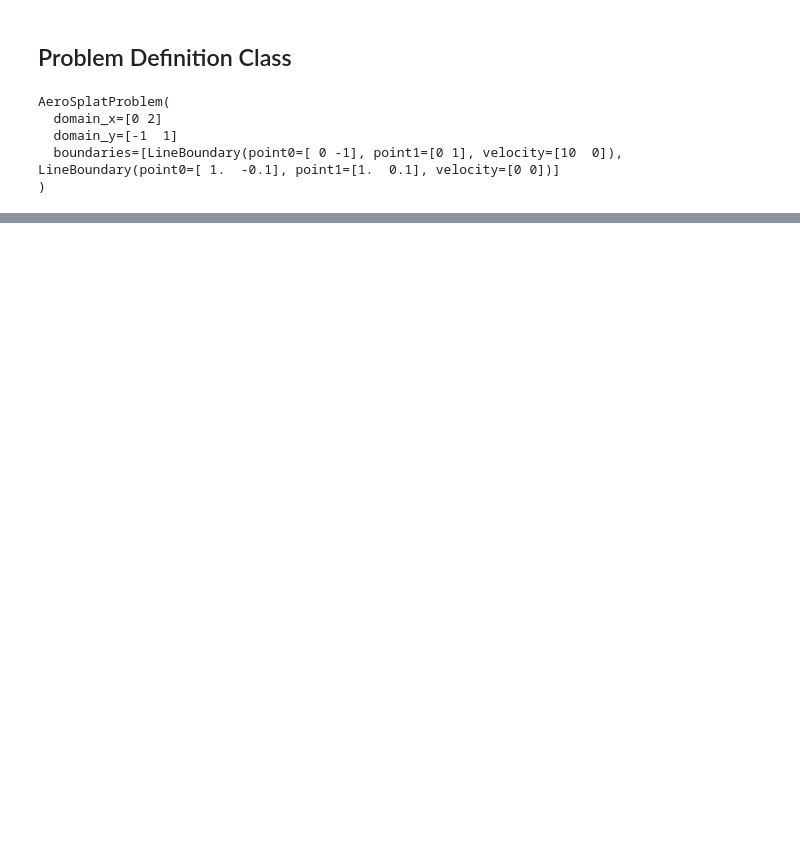
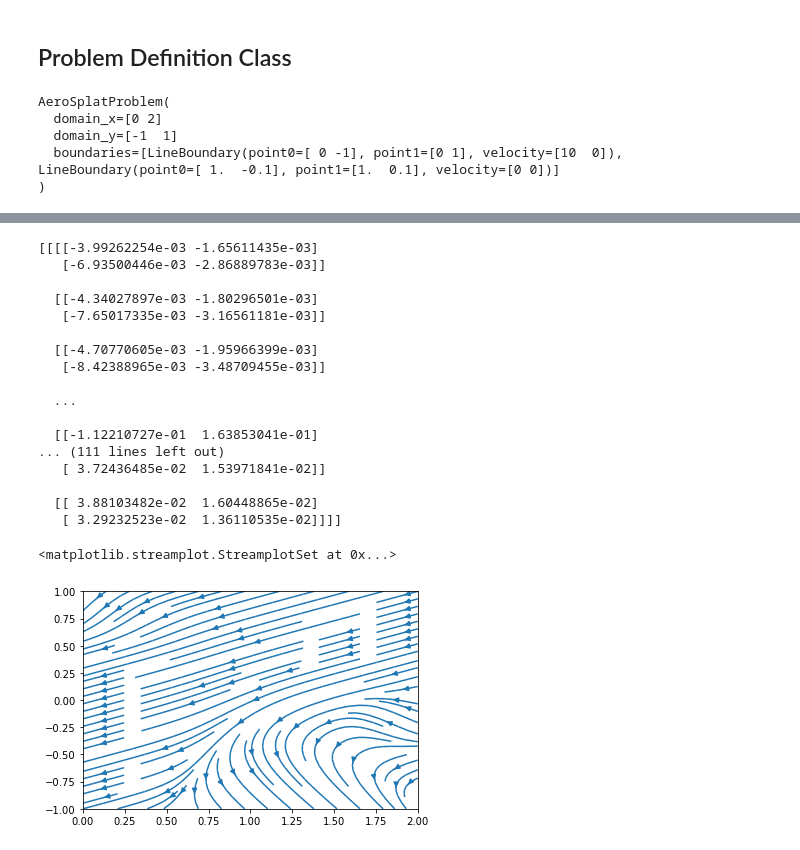
Before and after one commit to radcli14/AeroSplat, a Jupyter notebook: aerosplat.ipynb, the cells around one changed output, grey strips where cells are left out. Drawn from its saved outputs; the diff is of its cells as text; code cells hidden in the pictures; blank space fills up the shorter version.

```diff
--- a/aerosplat.ipynb
+++ b/aerosplat.ipynb
@@ -182,0 +184,23 @@ plt.colorbar();
+# %%
+print(problem.velocity_gradient_matrix_on_grid(nx, ny))
+plt.streamplot(contour_x, contour_y, velocity_field[:, :, 0], velocity_field[:, :, 1])
+# %% [output]
+[[[[-3.99262254e-03 -1.65611435e-03]
+   [-6.93500446e-03 -2.86889783e-03]]
+
+  [[-4.34027897e-03 -1.80296501e-03]
+   [-7.65017335e-03 -3.16561181e-03]]
+
+  [[-4.70770605e-03 -1.95966399e-03]
+   [-8.42388965e-03 -3.48709455e-03]]
+
+  ...
+
+  [[-1.12210727e-01  1.63853041e-01]
+... (111 lines left out)
+   [ 3.72436485e-02  1.53971841e-02]]
+
+  [[ 3.88103482e-02  1.60448865e-02]
+   [ 3.29232523e-02  1.36110535e-02]]]]
+<matplotlib.streamplot.StreamplotSet at 0x...>
+[figure, added]
```
Also changed, not shown: parts of 17 cells of this notebook, 3 other files.
